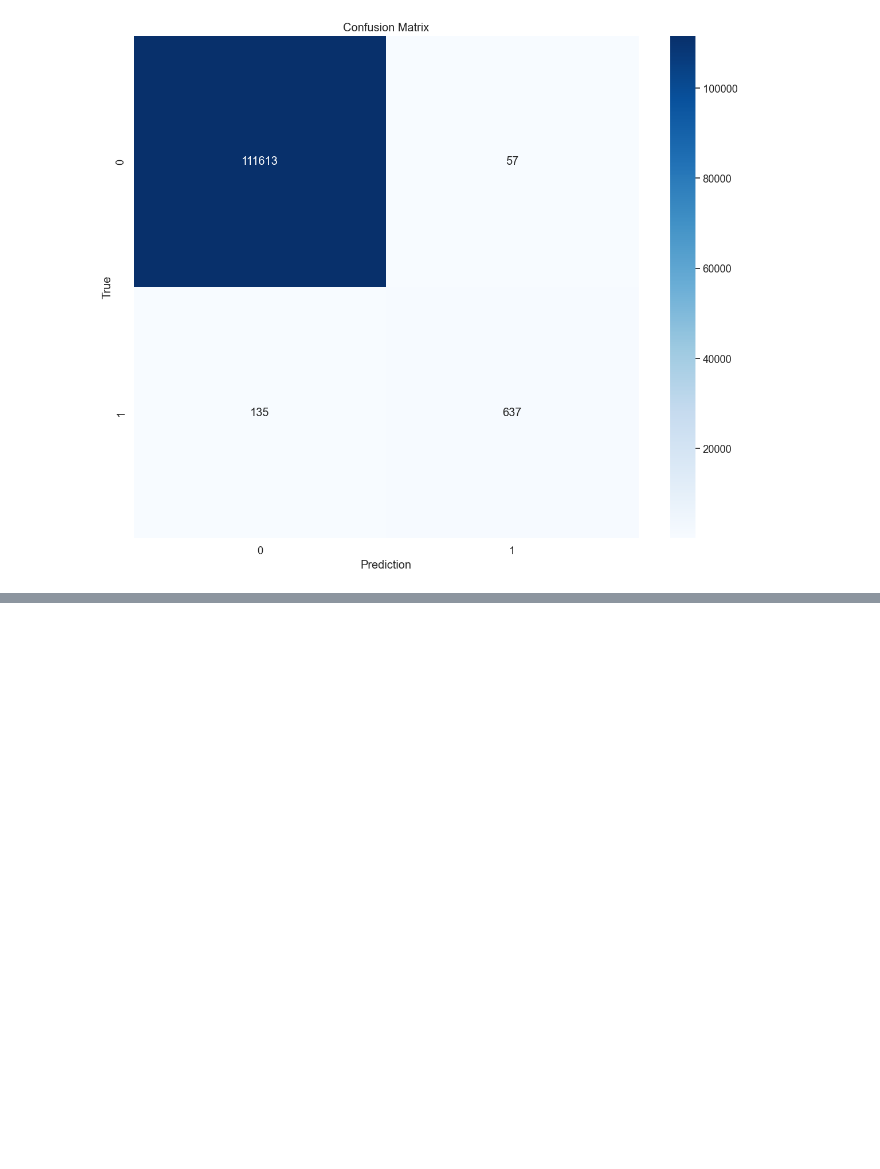
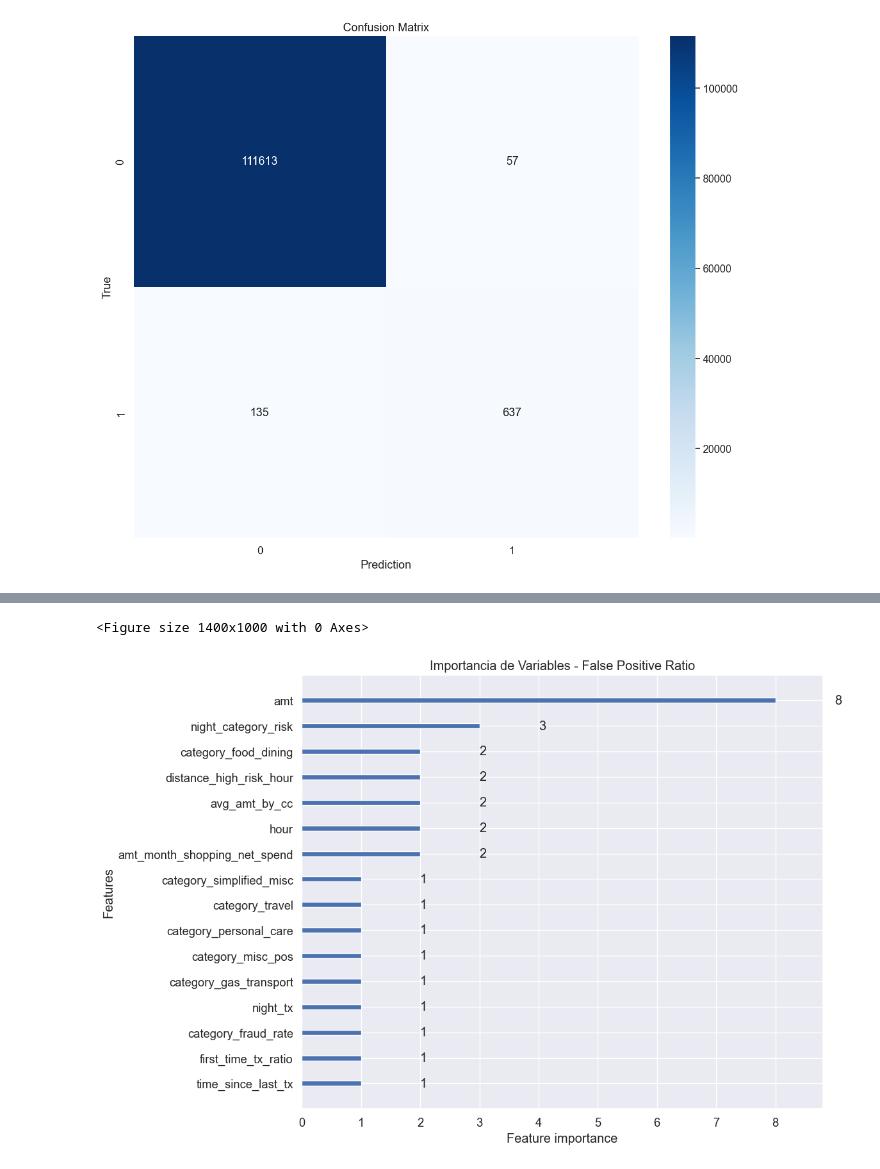
Before and after one commit to FerEsq/SDS-Project, a Jupyter notebook: model.ipynb, the cells around one changed output, grey strips where cells are left out. Saved outputs shown, nothing was run; the diff lists cells and outputs as text; code cells hidden in the pictures; blank space fills up the shorter version.

```diff
--- a/model.ipynb
+++ b/model.ipynb
@@ -275,0 +588,10 @@ plt.show()
+# %%
+#Feature importance
+plt.figure(figsize=(14, 10))
+lgb.plot_importance(best_model, max_num_features=20)
+plt.title(f'Importancia de Variables - {best_model_name}')
+plt.tight_layout()
+plt.show()
+# %% [output]
+<Figure size 1400x1000 with 0 Axes>
+[figure, added]
```
Also changed, not shown: parts of 23 cells of this notebook.
